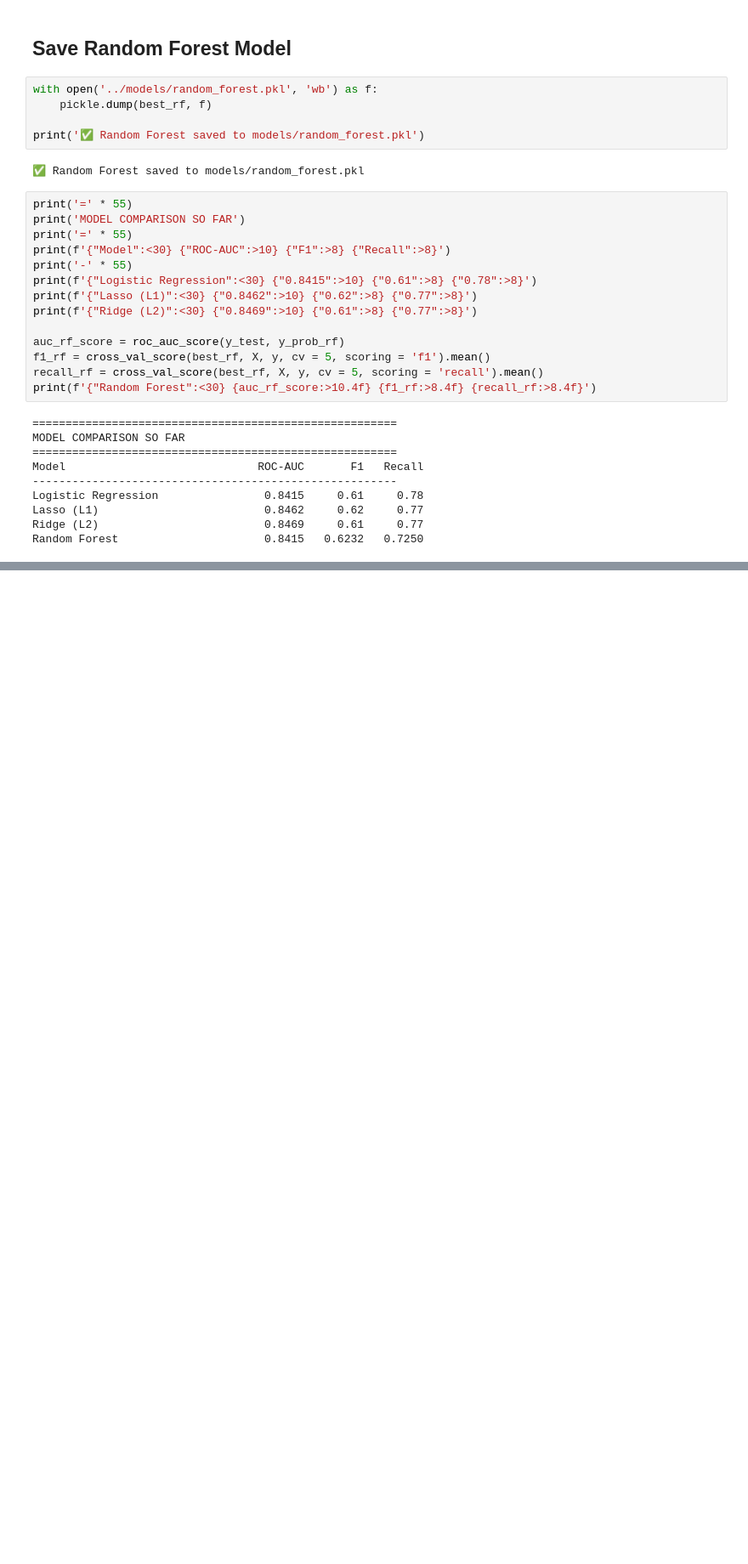
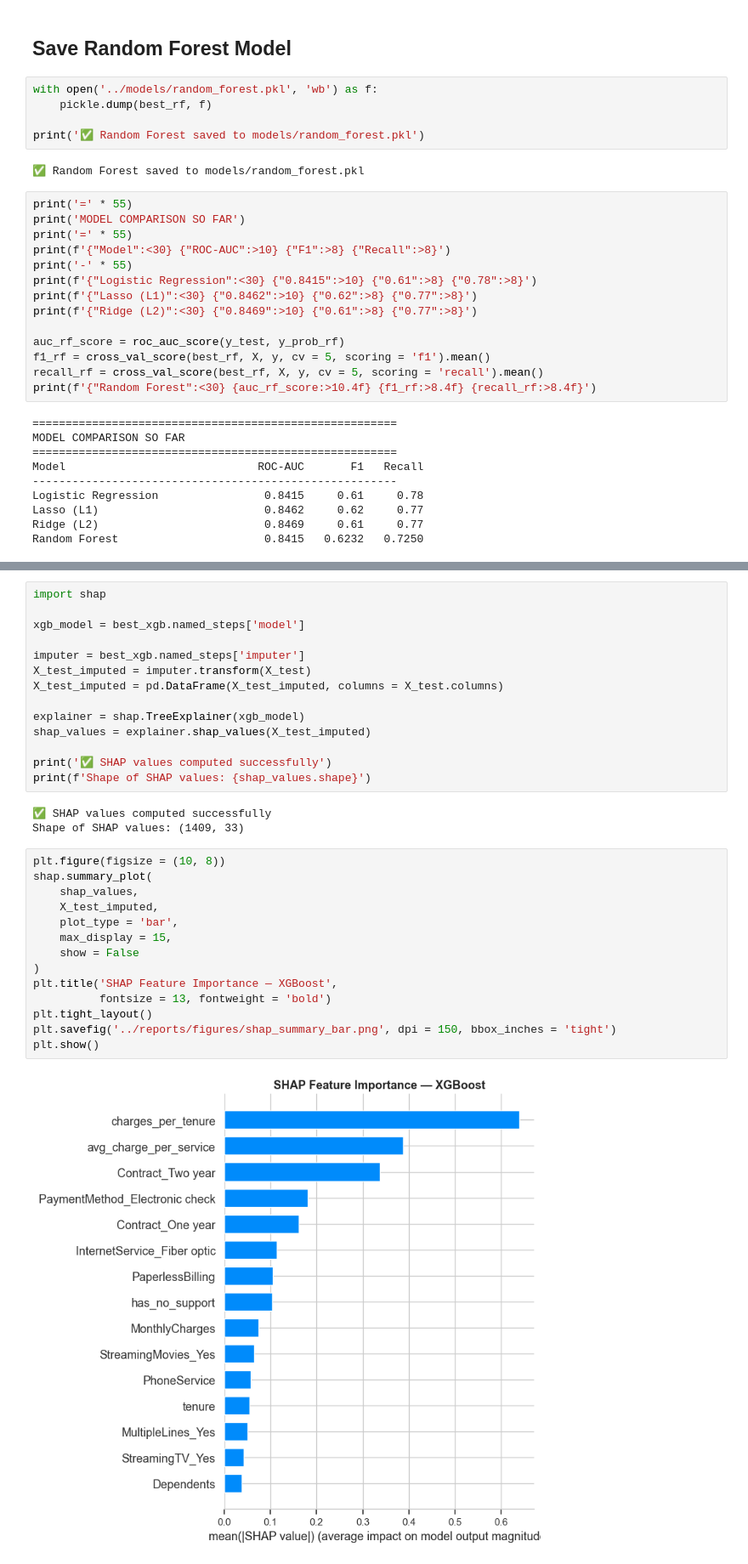
Before and after one commit to chldbng/customer-churn-predictor, a Jupyter notebook: notebooks/03_Modeling.ipynb, the cells around one changed output, grey strips where cells are left out. Shown at 85% size. Saved outputs shown, nothing was run; the diff lists cells and outputs as text; blank space fills up the shorter version.

```diff
--- a/notebooks/03_Modeling.ipynb
+++ b/notebooks/03_Modeling.ipynb
@@ -823,0 +1013,33 @@ Random Forest                      0.8415   0.6232   0.7250
+# %%
+import shap
+
+xgb_model = best_xgb.named_steps['model']
+
+imputer = best_xgb.named_steps['imputer']
+X_test_imputed = imputer.transform(X_test)
+X_test_imputed = pd.DataFrame(X_test_imputed, columns = X_test.columns)
+
+explainer = shap.TreeExplainer(xgb_model)
+shap_values = explainer.shap_values(X_test_imputed)
+
+print('✅ SHAP values computed successfully')
+print(f'Shape of SHAP values: {shap_values.shape}')
+# %% [output]
+✅ SHAP values computed successfully
+Shape of SHAP values: (1409, 33)
+# %%
+plt.figure(figsize = (10, 8))
+shap.summary_plot(
+    shap_values,
+    X_test_imputed,
+    plot_type = 'bar',
+    max_display = 15,
+    show = False
+)
+plt.title('SHAP Feature Importance — XGBoost',
+          fontsize = 13, fontweight = 'bold')
+plt.tight_layout()
+plt.savefig('../reports/figures/shap_summary_bar.png', dpi = 150, bbox_inches = 'tight')
+plt.show()
+# %% [output]
+[figure, added]
```
Also changed, not shown: parts of 23 cells of this notebook, 9 other files.
